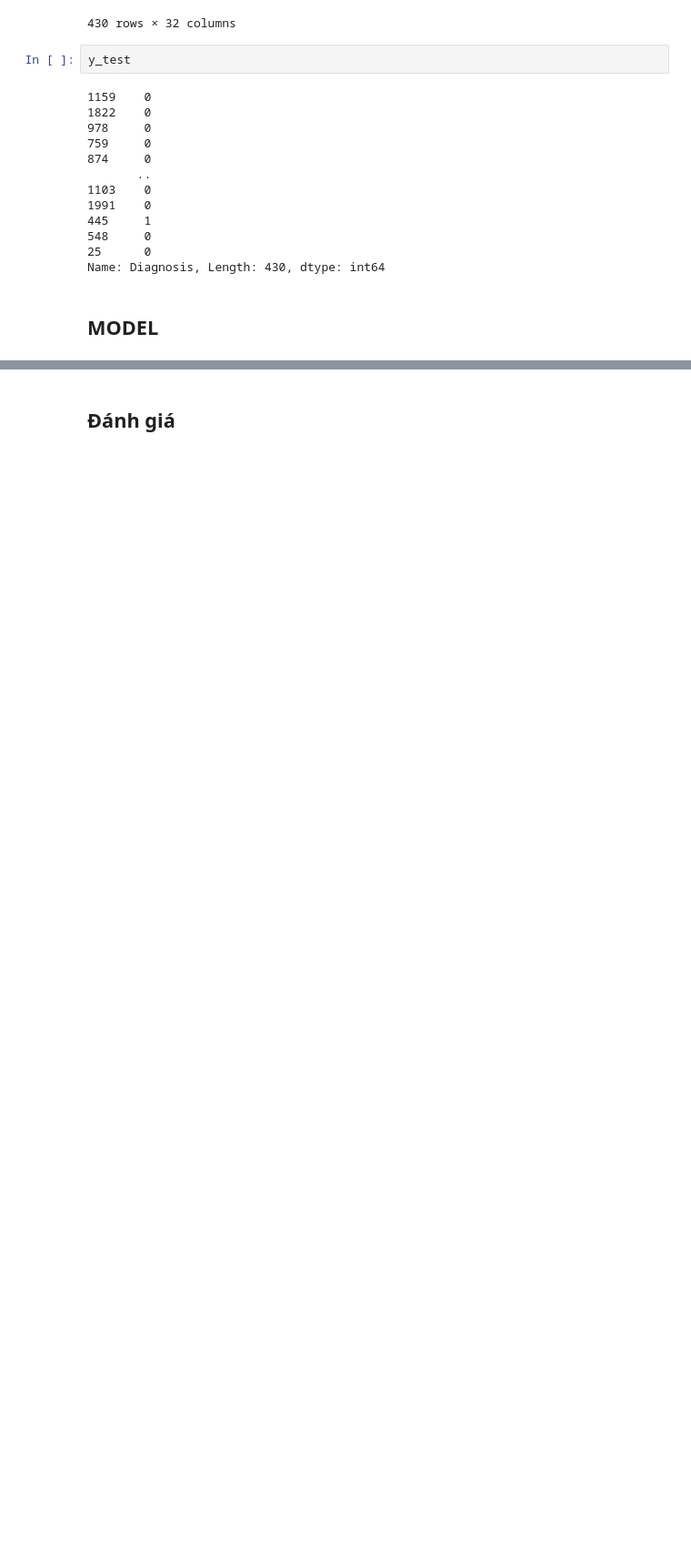
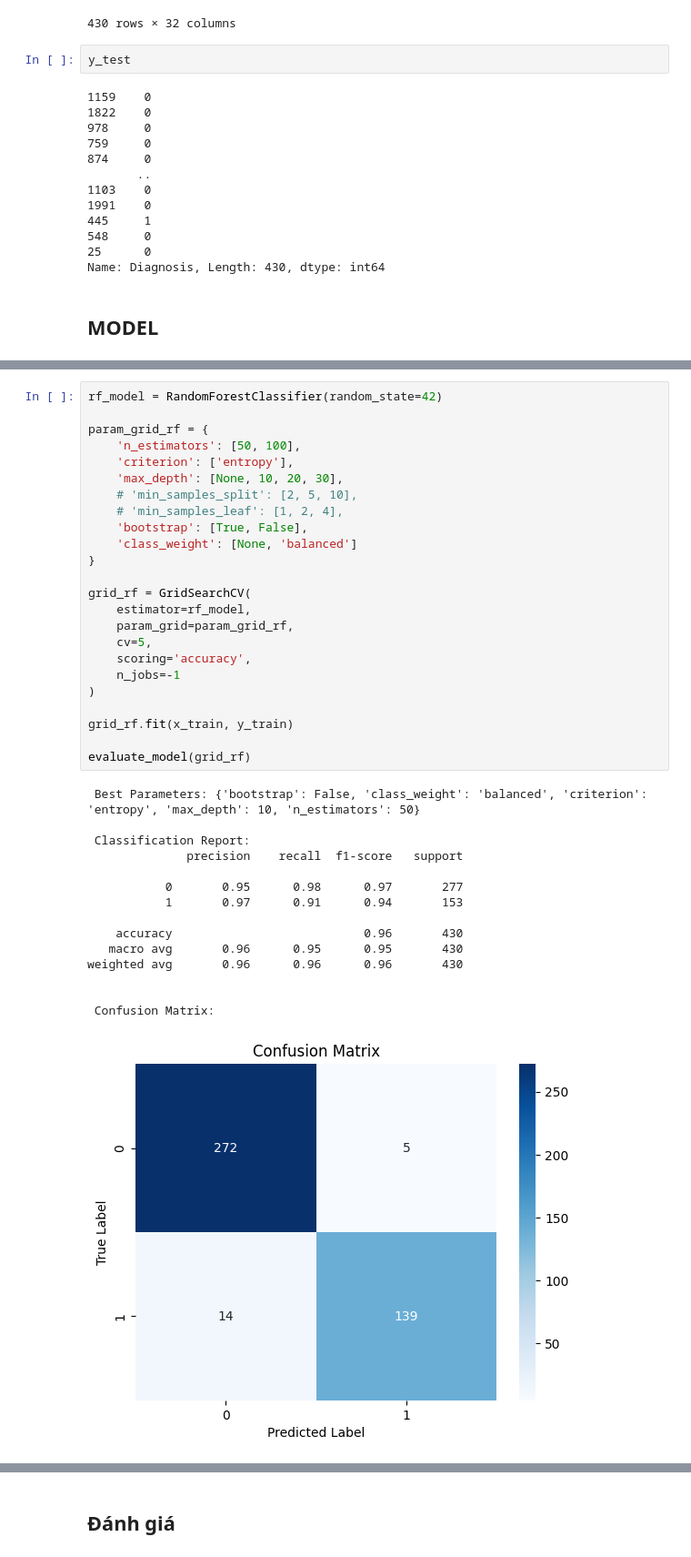
Before and after one commit to Ngoc-Quy-az1/Alzheimer-s-diagnosis, a Jupyter notebook: alzheimer-diagnosis.ipynb, the cells around one changed output, grey strips where cells are left out. Shown at 91% size. Cells and saved outputs as stored; diff of their text form; blank space fills up the shorter version.

```diff
--- a/alzheimer-diagnosis.ipynb
+++ b/alzheimer-diagnosis.ipynb
@@ -192 +281,41 @@ Name: Diagnosis, Length: 430, dtype: int64
+# %%
+rf_model = RandomForestClassifier(random_state=42)
+
+param_grid_rf = {
+    'n_estimators': [50, 100],
+    'criterion': ['entropy'],
+    'max_depth': [None, 10, 20, 30],
+    # 'min_samples_split': [2, 5, 10],
+    # 'min_samples_leaf': [1, 2, 4],
+    'bootstrap': [True, False],
+    'class_weight': [None, 'balanced']
+}
+
+grid_rf = GridSearchCV(
+    estimator=rf_model,
+    param_grid=param_grid_rf,
+    cv=5,
+    scoring='accuracy',
+    n_jobs=-1
+)
+
+grid_rf.fit(x_train, y_train)
+
+evaluate_model(grid_rf)
+# %% [output]
+ Best Parameters: {'bootstrap': False, 'class_weight': 'balanced', 'criterion': 'entropy', 'max_depth': 10, 'n_estimators': 50}
+
+ Classification Report:
+              precision    recall  f1-score   support
+
+           0       0.95      0.98      0.97       277
+           1       0.97      0.91      0.94       153
+
+    accuracy                           0.96       430
+   macro avg       0.96      0.95      0.95       430
+weighted avg       0.96      0.96      0.96       430
+
+
+ Confusion Matrix:
+[figure, added]
 # %%
```
Also changed, not shown: parts of 13 cells of this notebook.
